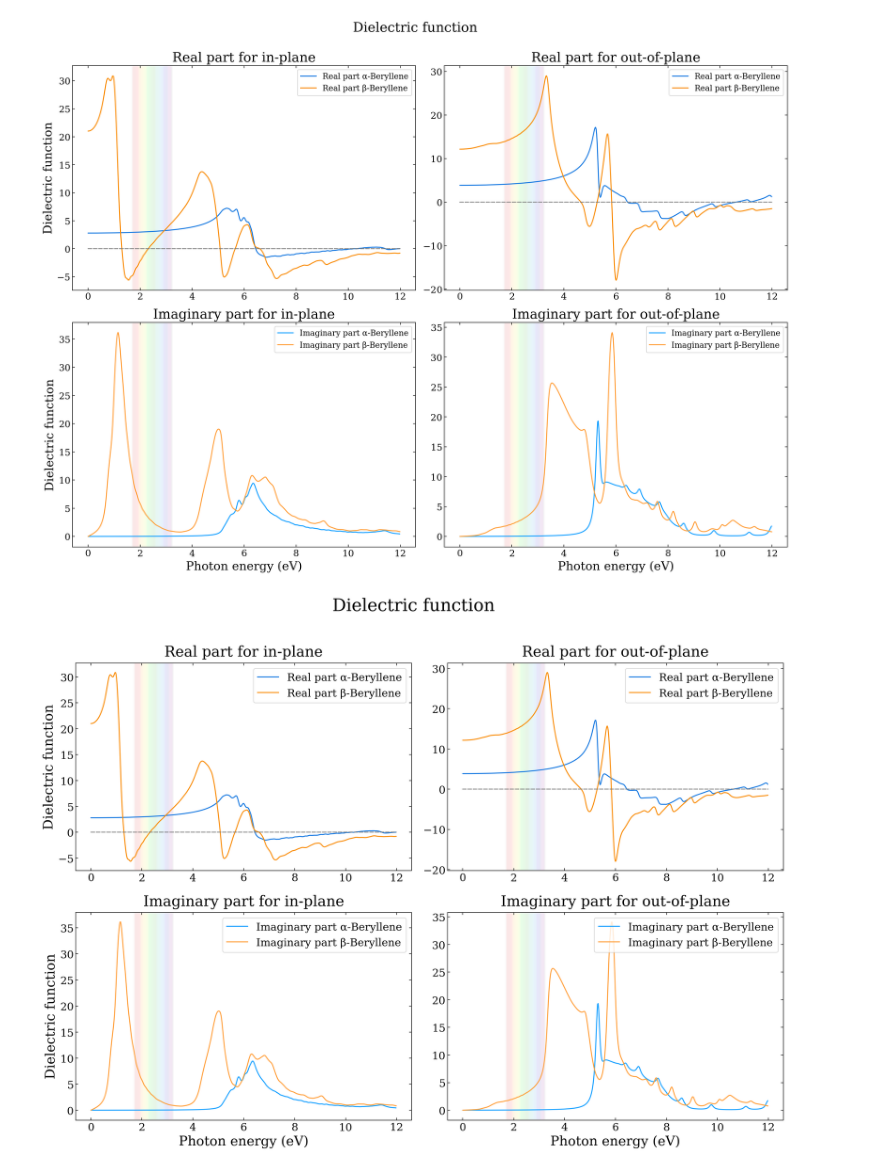
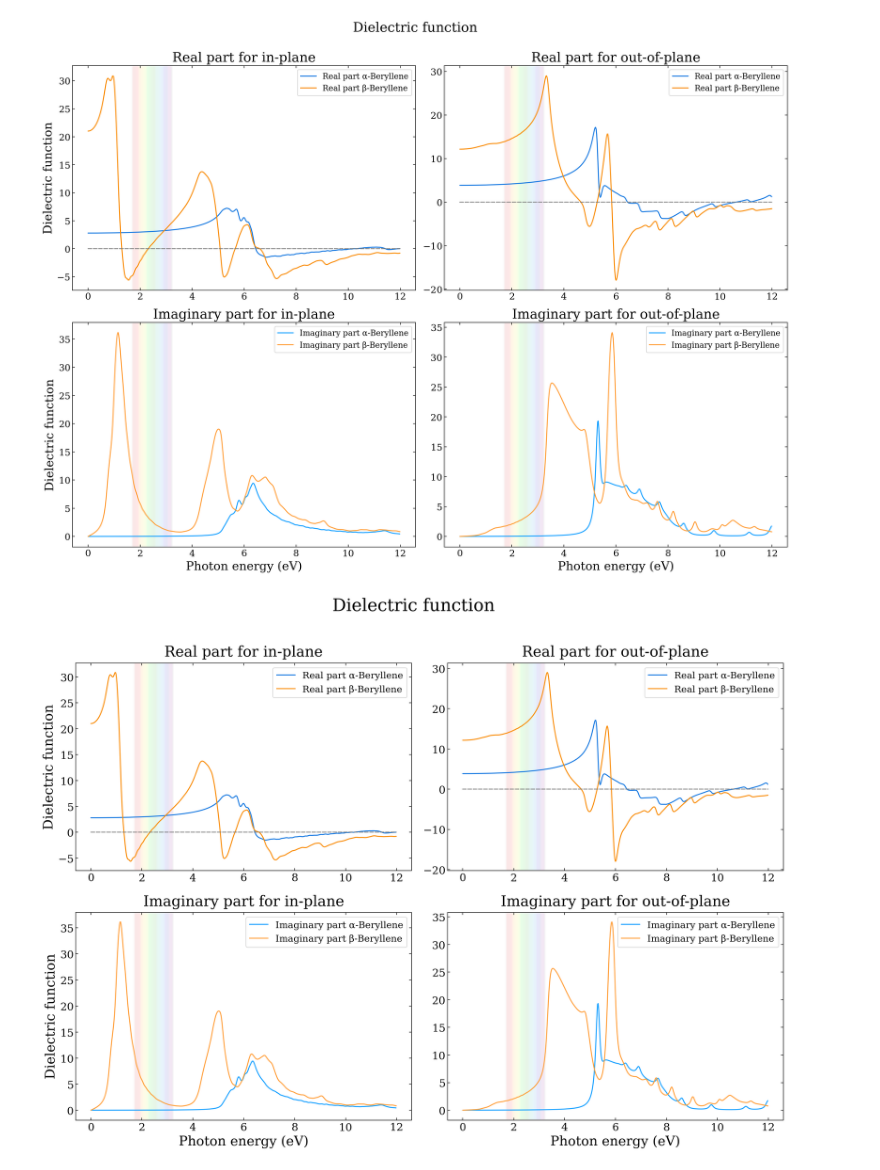
Before and after one commit to Photonico/Thesis_figures, a Jupyter notebook: 3.1_dielectric.ipynb, the cells around one changed output. Drawn from its saved outputs; the diff is of its cells as text; code cells hidden in the pictures.

```diff
--- a/3.1_dielectric.ipynb
+++ b/3.1_dielectric.ipynb
@@ -65,32 +65,32 @@ plt.savefig("figures/3.1_dielectric.pdf")
 import matplotlib.pyplot as plt
 import vmatplot.dielectric_function as df
 
 def my_canvas_setting(*args):
     size, dpi, params, titles, legend_loc = _canvas_setting(*args)
     params = dict(params)
     # params["font.family"] = besley_name
     # params["font.family"] = arbutus_name
     params["mathtext.fontset"] = "dejavuserif"
     params["axes.titlepad"] = 10
     params["font.size"] = 16
     params["axes.titlesize"] = 22
     params["axes.labelsize"] = 16
     params["xtick.labelsize"] = 16
     params["ytick.labelsize"] = 16
-    params["legend.fontsize"] = 16
+    params["legend.fontsize"] = 14
     titles = (26, 22)
     return size, dpi, params, titles, legend_loc
 df.canvas_setting = my_canvas_setting
 
 systems = [["α-Beryllene",  "dielectric/a-Beryllene", "azure",  None,None,None, factor_a],
            ["β-Beryllene",  "dielectric/b-Beryllene", "orange", None,None,None, factor_b]]
 
 df.plot_dielectric_function("Dielectric function", systems, components, "hor", True, "eV", (0, 12), boundary, True)
 fig = plt.gcf()
 for ax in fig.axes:
     ax.xaxis.label.set_size(20)
     ax.yaxis.label.set_size(20)
 
 plt.savefig("figures/3.1_dielectric_alt.pdf")
 # %% [output]
-[figure, old version]
+[figure, new version]
```
Also changed, not shown: 2 other files.
